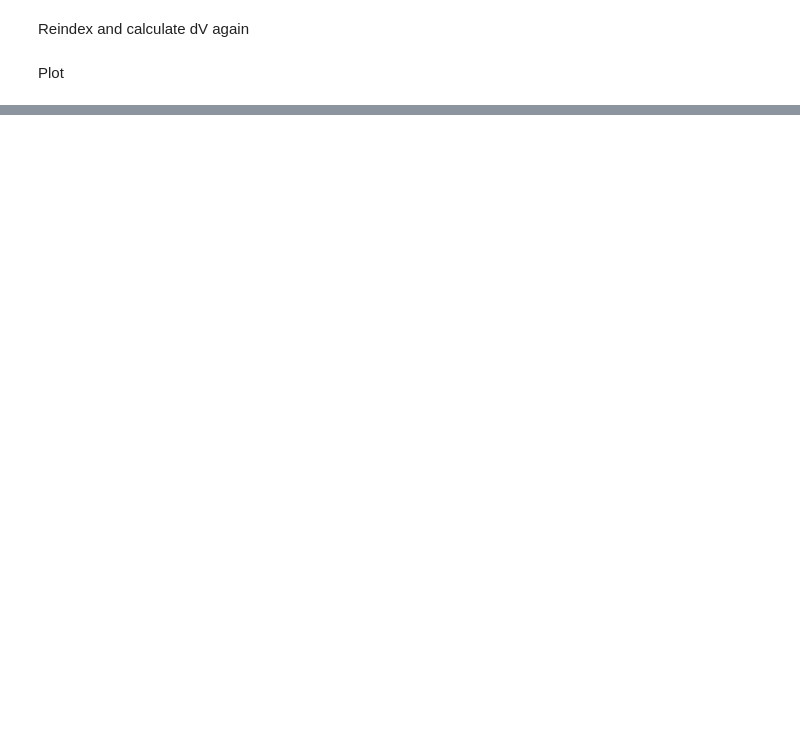
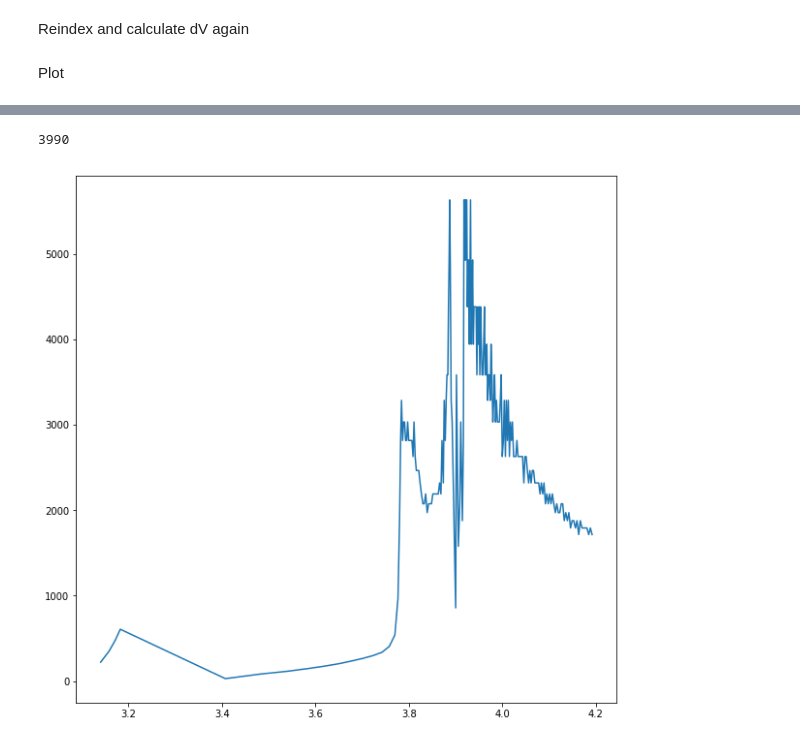
Before and after one commit to nicolet5/DiffCapAnalyzer, a Jupyter notebook: ourproject/CleanData.ipynb, the cells around one changed output, grey strips where cells are left out. Drawn from its saved outputs; the diff is of its cells as text; code cells hidden in the pictures; blank space fills up the shorter version.

```diff
--- a/ourproject/CleanData.ipynb
+++ b/ourproject/CleanData.ipynb
@@ -154,0 +241,3 @@ for i in range(1, data1['Cycle_Index'].max() + 1):
+# %%
+df2 = df1_r.head(190)
+df2.head()
@@ -154,0 +252,9 @@ for i in range(1, data1['Cycle_Index'].max() + 1):
+# %%
+df2.size
+# %% [output]
+3990
+# %%
+fig = plt.figure(figsize=(10, 10), facecolor='w', edgecolor='k')
+myplot = plt.plot(df2['Voltage(V)'], df2['Discharge_Capacity(Ah)']/df2['dV'])
+# %% [output]
+[figure, added]
```
Also changed, not shown: parts of 19 cells of this notebook.
